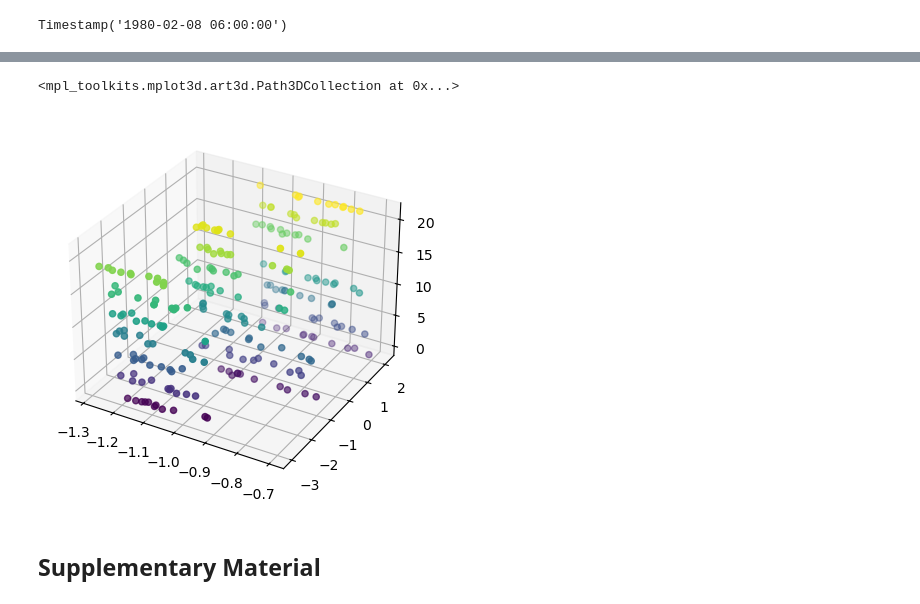
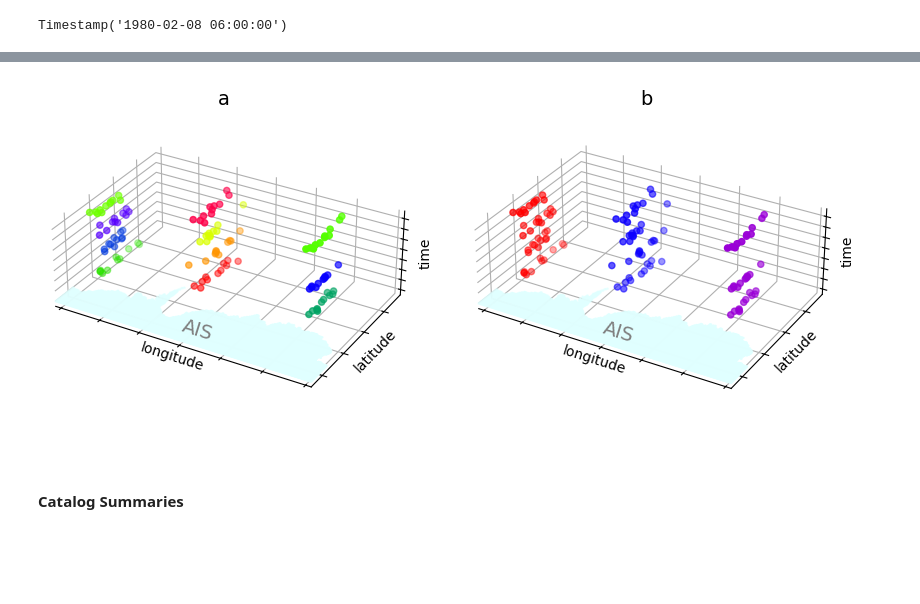
Before and after one commit to jbbutler/extreme_antarctic_ARs, a Jupyter notebook: notebooks/paper_plots.ipynb, the cells around one changed output, grey strips where cells are left out. Saved outputs shown, nothing was run; the diff lists cells and outputs as text; code cells hidden in the pictures; blank space fills up the shorter version.

Commit message:
adding clustering details for paper

```diff
--- a/notebooks/paper_plots.ipynb
+++ b/notebooks/paper_plots.ipynb
@@ -110,4 +113,4 @@ plt.savefig('../plots/paper_plots/spatial_clustering.png')
 # %%
-unpacked_df = cluster_obj.unpack_df(df)
+unpacked_df = cluster_obj.unpack_df(df, 'cluster')
 # %%
 unpacked_df = unpacked_df[unpacked_df.time.dt.day == 8]
@@ -128,9 +117,49 @@ Name: time, Length: 737, dtype: int32
+# %%
+unpacked_df = unpacked_df[unpacked_df.time.dt.hour % 6 == 0]
+# %%
+ais_mask = np.radians(np.array(list(utils.load_ais())))
 # %%
-fig = plt.figure()
-ax = fig.add_subplot(projection='3d')
-ax.scatter(unpacked_df.lat, unpacked_df.lon, unpacked_df.time.dt.hour, c=unpacked_df.space_cluster)
+fig = plt.figure(figsize=(10,5))
+ax = fig.add_subplot(1,2,2, projection='3d')
+ax.scatter(unpacked_df.lon, unpacked_df.lat, unpacked_df.time.dt.hour, c=prism((unpacked_df.cluster-1)/12))
+ax.scatter(ais_mask[:,1], ais_mask[:,0], 0, c='lightcyan', s=0.5, zorder=30)
+ax.xaxis.set_pane_color((1.0, 1.0, 1.0, 0.0))
+ax.yaxis.set_pane_color((1.0, 1.0, 1.0, 0.0))
+ax.zaxis.set_pane_color((1.0, 1.0, 1.0, 0.0))
+ax.xaxis.set_ticklabels([])
+ax.yaxis.set_ticklabels([])
+ax.zaxis.set_ticklabels([])
+ax.set_xlabel('longitude', labelpad=-12)
+ax.set_ylabel('latitude', labelpad=-12)
+ax.set_zlabel('time', rotation=90, labelpad=-12)
+ax.axes.set_ylim3d(bottom=min(ais_mask[:,0]))
+ax.axes.set_xlim3d(left=min(ais_mask[:,1]))
+ax.axes.set_xlim3d(right=max(ais_mask[:,1]))
+ax.view_init(azim=-60, elev=30)
+ax.set_box_aspect((1.45, 1, 0.5))
+ax.text(x=0, y=-1.5, z=0, s='AIS', zorder=31, c='gray', zdir='x', fontsize=14)
+ax.set_title('b', fontsize=14, y=1.01)
+
+ax = fig.add_subplot(1,2,1, projection='3d')
+ax.scatter(unpacked_df.lon, unpacked_df.lat, unpacked_df.time.dt.hour, c=prism((unpacked_df.space_cluster-1)/20))
+ax.scatter(ais_mask[:,1], ais_mask[:,0], 0, c='lightcyan', s=0.5)
+ax.xaxis.set_pane_color((1.0, 1.0, 1.0, 0.0))
+ax.yaxis.set_pane_color((1.0, 1.0, 1.0, 0.0))
+ax.zaxis.set_pane_color((1.0, 1.0, 1.0, 0.0))
+ax.xaxis.set_ticklabels([])
+ax.yaxis.set_ticklabels([])
+ax.zaxis.set_ticklabels([])
+ax.set_xlabel('longitude', labelpad=-12)
+ax.set_ylabel('latitude', labelpad=-12)
+ax.set_zlabel('time', rotation=90, labelpad=-12)
+ax.axes.set_ylim3d(bottom=min(ais_mask[:,0]))
+ax.axes.set_xlim3d(left=min(ais_mask[:,1]))
+ax.axes.set_xlim3d(right=max(ais_mask[:,1]))
+ax.view_init(azim=-60, elev=30)
+ax.set_title('a', fontsize=14, y=1.01)
+ax.set_box_aspect((1.5, 1, 0.5))
+ax.text(x=0, y=-1.5, z=0, s='AIS', zorder=31, c='gray', zdir='x', fontsize=14);
+
+plt.savefig('../plots/paper_plots/spatiotemporal_stitching.png', bbox_inches='tight')
 # %% [output]
-<mpl_toolkits.mplot3d.art3d.Path3DCollection at 0x...>
-[figure, old version]
+[figure, new version]
-# %% [markdown]
-## Supplementary Material
@@ -138,0 +166,2 @@ global/homes/j/jbbutler/extreme_antarctic_ARs/scripts/clustering/__init__.py
+# %% [markdown]
+#### Catalog Summaries
```
Also changed, not shown: parts of 7 cells of this notebook, 4 other files.
